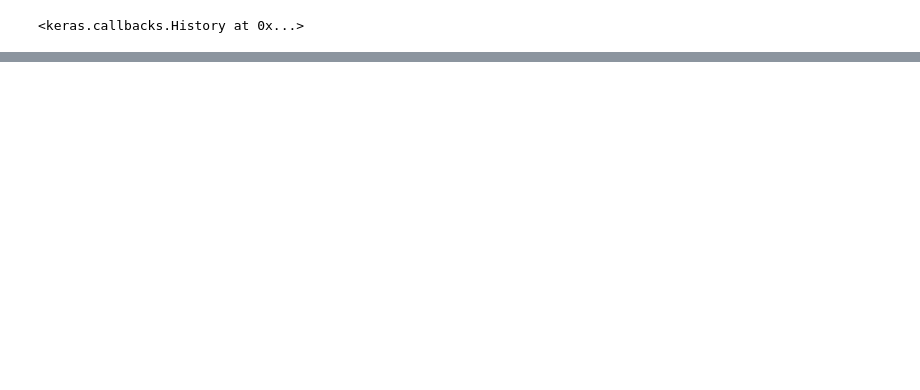
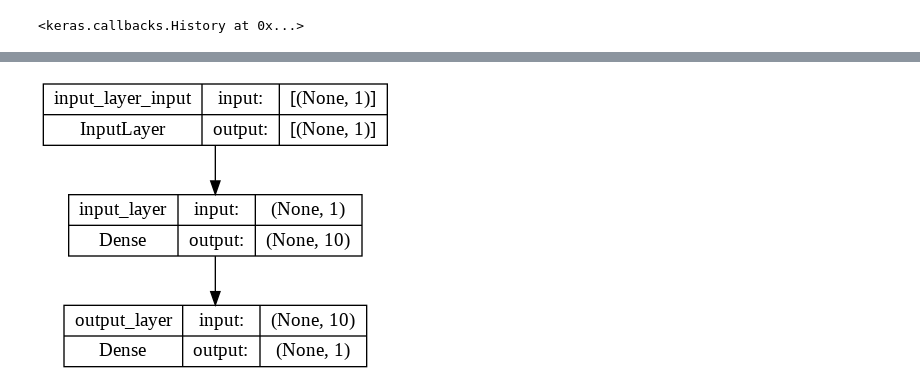
Before and after one commit to pkro/tensorflow_cert_training, a Jupyter notebook: colab_notebooks/01_neural_network_regression_with_tensorflow.ipynb, the cells around one changed output, grey strips where cells are left out. Saved outputs shown, nothing was run; the diff lists cells and outputs as text; code cells hidden in the pictures; blank space fills up the shorter version.

```diff
--- a/colab_notebooks/01_neural_network_regression_with_tensorflow.ipynb
+++ b/colab_notebooks/01_neural_network_regression_with_tensorflow.ipynb
@@ -201,0 +462,18 @@ array([[29.46142]], dtype=float32)
+# %%
+# Add layers / neuros to check how output changes
+# Also, name layers and the model itself for easier reading
+model = tf.keras.Sequential([
+    tf.keras.layers.Dense(10, input_shape=[1], name="input_layer"),
+    tf.keras.layers.Dense(1, input_shape=[1], name="output_layer"),
+], name="two layer model")
+
+model.compile(
+    loss=tf.keras.losses.mae,
+    optimizer=tf.keras.optimizers.SGD(),
+    metrics=["mae"]
+)
+
+
+plot_model(model, show_shapes=True)
+# %% [output]
+[figure, added]
```
Also changed, not shown: parts of 34 cells of this notebook.
